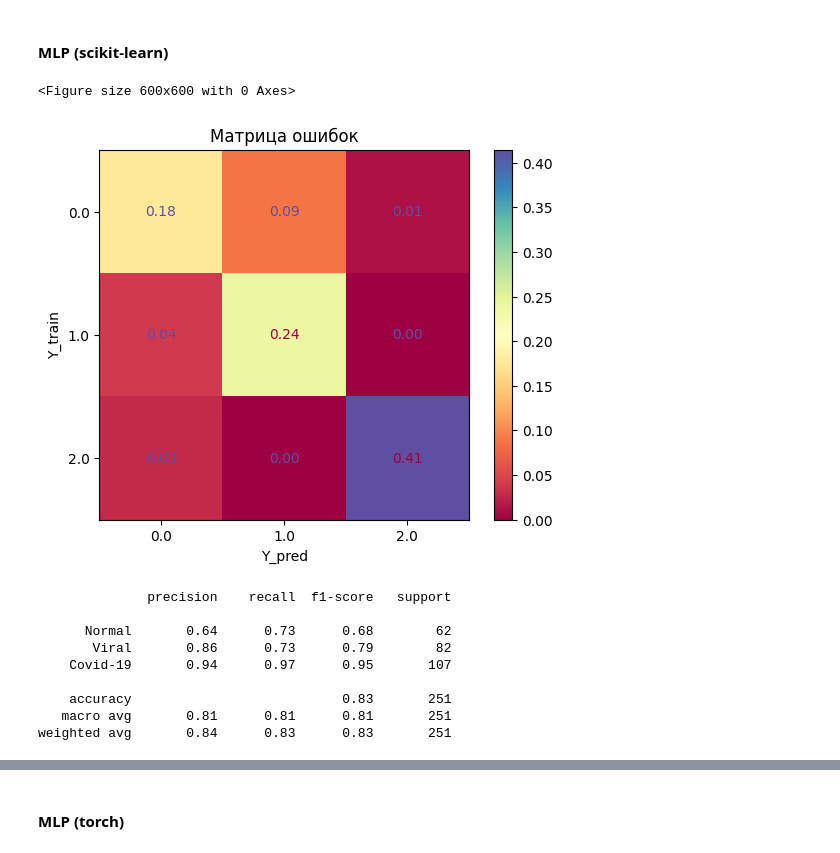
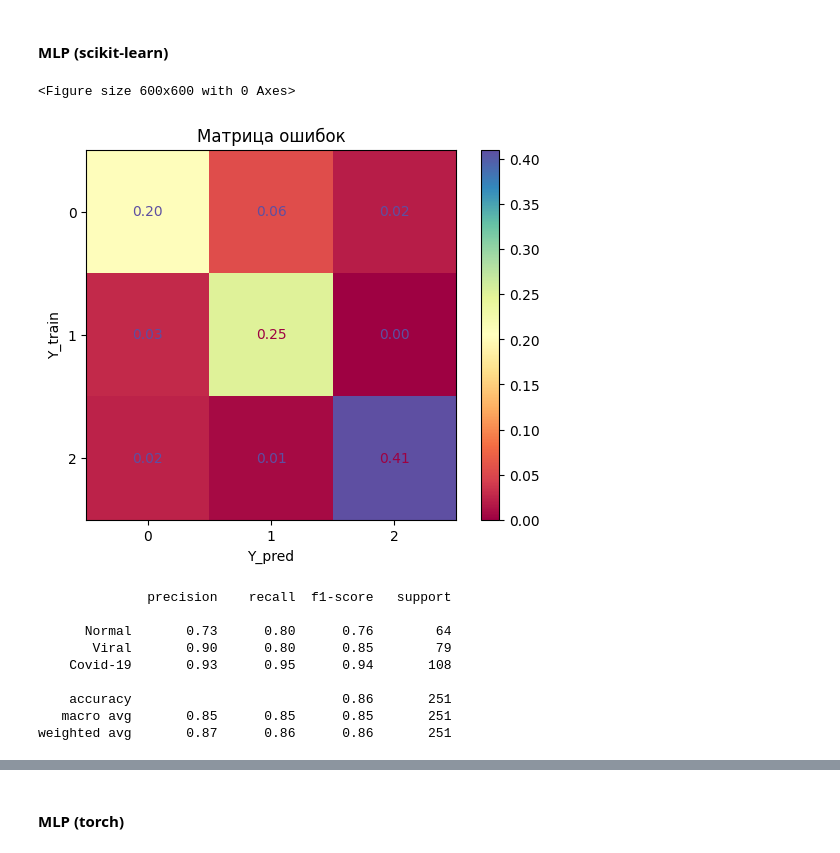
Before and after one commit to avkolchin1995/COVID-19-detection-ML-DL, a Jupyter notebook: COVID-19-detection-ML-DL.ipynb, the cells around one changed output, grey strips where cells are left out. Saved outputs shown, nothing was run; the diff lists cells and outputs as text; code cells hidden in the pictures.

```diff
--- a/COVID-19-detection-ML-DL.ipynb
+++ b/COVID-19-detection-ML-DL.ipynb
@@ -423,36 +423,36 @@ weighted avg       0.89      0.80      0.82        66
 #### MLP (scikit-learn)
 # %%
 # Обучение и проверка модели на основе многослойного персептрона (scikit-learn)
-model_MLP_skl = MLPClassifier(hidden_layer_sizes=(16,8,4),
+model_MLP_skl = MLPClassifier(hidden_layer_sizes=(32,16,8),
                               random_state=18,
                               max_iter=10**8) # Инициализация модели на основе многослойного персептрона
 model_MLP_skl.fit(X_train,y_train) # обучение модели
 y_pred = model_MLP_skl.predict(X_train) # тестирование модели
 cm_model_MLP_skl = confusion_matrix(y_train,y_pred, normalize='all') # матрица ошибок
 #
 #Визуализация матрицы ошибок
 plt.figure(figsize=(6,6))
 graph = ConfusionMatrixDisplay(confusion_matrix=cm_model_MLP_skl, display_labels=model_MLP_skl.classes_)
 graph.plot(cmap='Spectral', values_format='.2f')
 plt.xlabel('Y_pred')
 plt.ylabel('Y_train')
 plt.title('Матрица ошибок')
 plt.show()
 #
 # Отчет по классификации
 print(classification_report(y_pred,y_train, target_names=['Normal','Viral','Covid-19']))
 # %% [output]
 <Figure size 600x600 with 0 Axes>
-[figure, old version]
+[figure, new version]
               precision    recall  f1-score   support
 
-      Normal       0.64      0.73      0.68        62
-       Viral       0.86      0.73      0.79        82
-    Covid-19       0.94      0.97      0.95       107
+      Normal       0.73      0.80      0.76        64
+       Viral       0.90      0.80      0.85        79
+    Covid-19       0.93      0.95      0.94       108
 
-    accuracy                           0.83       251
-   macro avg       0.81      0.81      0.81       251
-weighted avg       0.84      0.83      0.83       251
+    accuracy                           0.86       251
+   macro avg       0.85      0.85      0.85       251
+weighted avg       0.87      0.86      0.86       251
 # %%
 # Тестирование модели на основе многослойного персептрона (scikit-learn)
 y_pred = model_MLP_skl.predict(X_test) # тестирование модели
```
Also changed, not shown: parts of 2 cells of this notebook.
